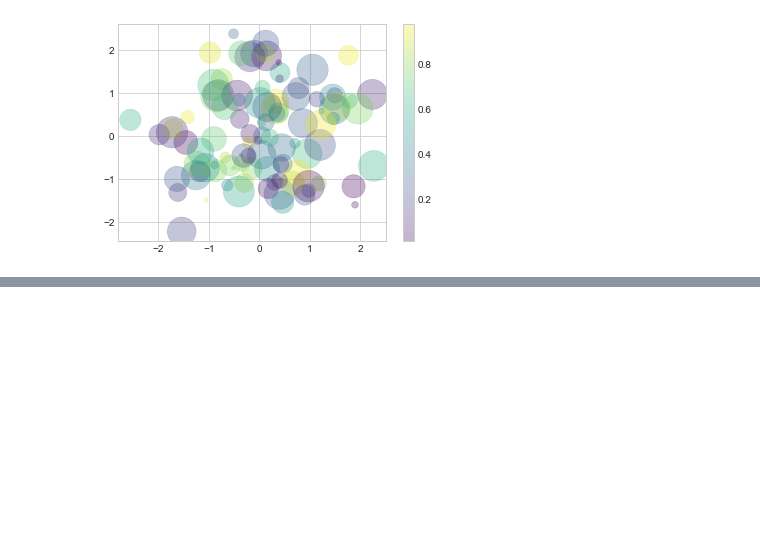
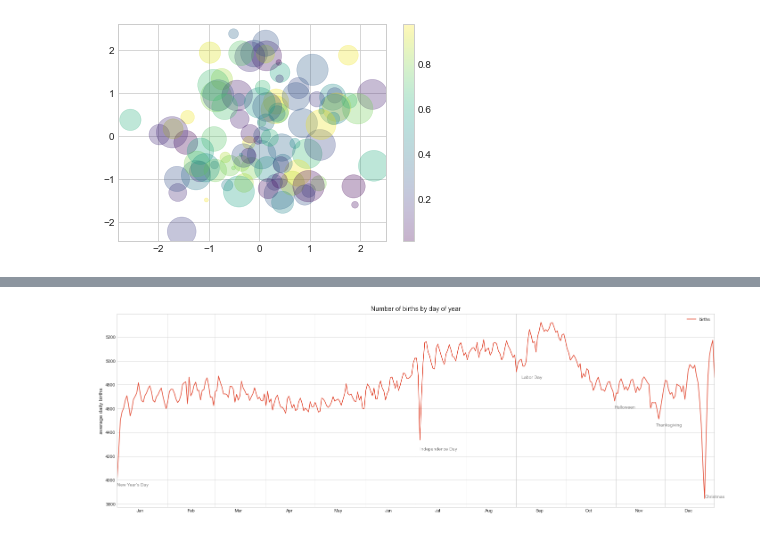
Before and after one commit to laimis/pandas-refresh, a Jupyter notebook: 07_matplotlib.ipynb, the cells around one changed output, grey strips where cells are left out. Drawn from its saved outputs; the diff is of its cells as text; code cells hidden in the pictures; blank space fills up the shorter version.

```diff
--- a/07_matplotlib.ipynb
+++ b/07_matplotlib.ipynb
@@ -217,0 +282,21 @@ _ = plt.hist(uniform, bins=20, density=True)
+# %%
+fig, ax = plt.subplots(figsize=(24, 8))
+births_by_date.plot(ax=ax)
+
+style = dict(size=10, color='gray')
+
+ax.text('2012-01-01', 3950, "New Year's Day", **style)
+ax.text('2012-07-04', 4250, "Independence Day", **style)
+ax.text('2012-09-04', 4850, "Labor Day", **style)
+ax.text('2012-10-31', 4600, "Halloween", **style)
+ax.text('2012-11-25', 4450, "Thanksgiving", **style)
+ax.text('2012-12-25', 3850, "Christmas", **style)
+
+ax.set(title='Number of births by day of year', ylabel='average daily births')
+
+ax.xaxis.set_major_locator(mpl.dates.MonthLocator())
+ax.xaxis.set_minor_locator(mpl.dates.MonthLocator(bymonthday=15))
+ax.xaxis.set_major_formatter(plt.NullFormatter())
+ax.xaxis.set_minor_formatter(mpl.dates.DateFormatter('%h'))
+# %% [output]
+[figure, added]
```
Also changed, not shown: parts of 10 cells of this notebook.
